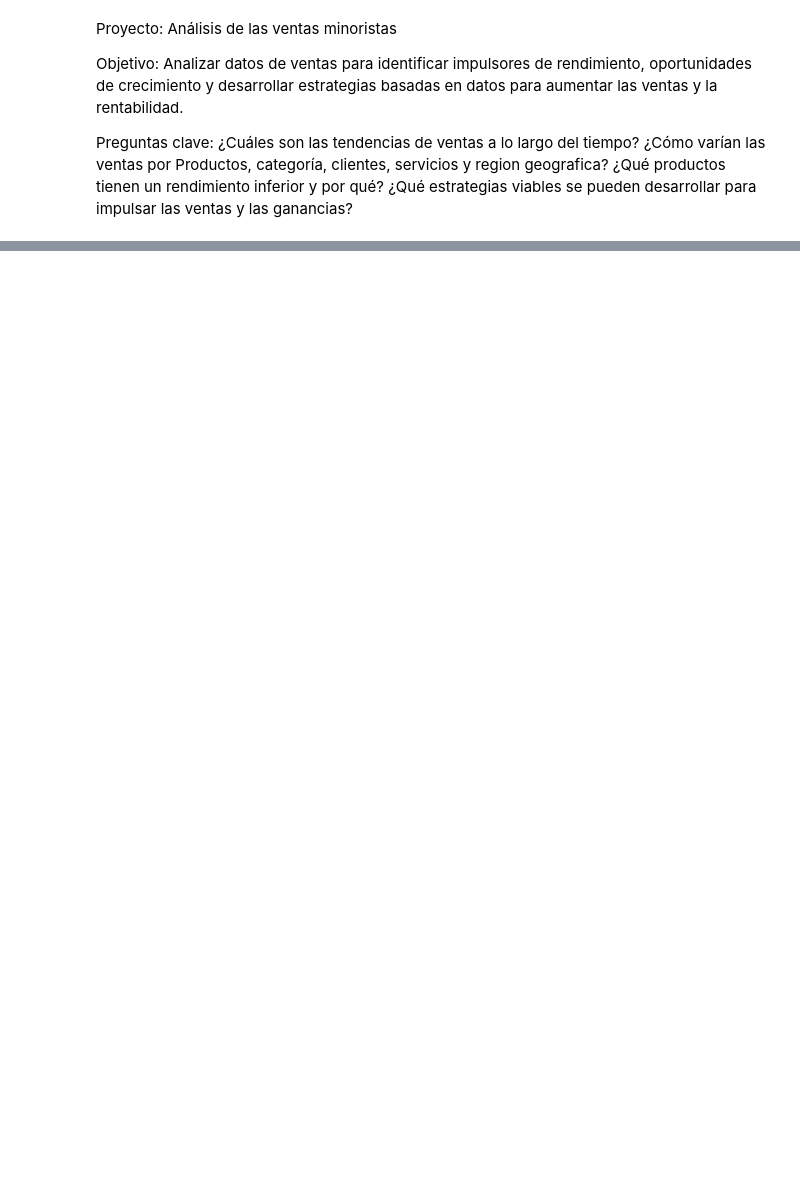
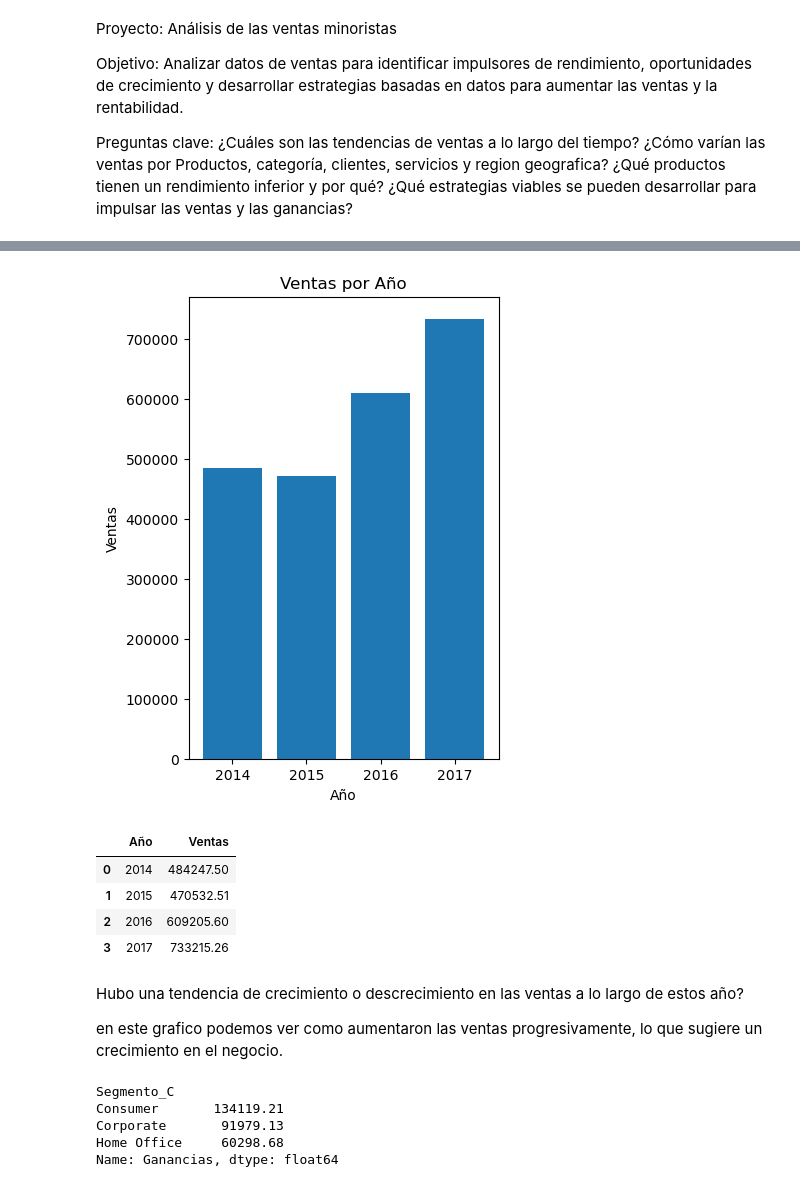
Before and after one commit to eliasruizbone/Coder-DS, a Jupyter notebook: DataSet/SuperTiendas/SuperTiendas-EliasRuizBone.ipynb, the cells around one changed output, grey strips where cells are left out. Drawn from its saved outputs; the diff is of its cells as text; code cells hidden in the pictures; blank space fills up the shorter version.

```diff
--- a/DataSet/SuperTiendas/SuperTiendas-EliasRuizBone.ipynb
+++ b/DataSet/SuperTiendas/SuperTiendas-EliasRuizBone.ipynb
@@ -1,10 +1,17 @@
 # %%
+import numpy as np
+import pandas as pd
+import matplotlib.pyplot as plt
+import seaborn as sns
 import os
-import pandas as pd
-import numpy as np
+from IPython.display import HTML
 
+# Probando cosas
+
+import tkinter as tk
+from tkinter import ttk
 
 os.chdir('C:/Users/elias/Desktop/DataSet/SuperTiendas')
 
 # Lee el archivo Excel
-df = pd.read_excel("Supertiendas-RuizboneElias.xlsx")
+df_DataSet = pd.read_excel("Supertiendas-RuizboneElias.xlsx")
@@ -62,0 +88,7 @@ d
+# %%
+df_DataSet['Año'] = df_DataSet['Fecha_Pedido'].dt.year
+df_DataSet['Mes'] = df_DataSet['Fecha_Pedido'].dt.month
+df_VentasAños = df_DataSet.groupby('Año')['Ventas'].sum().reset_index()
+df_VentasAños['Ventas'] = df_VentasAños['Ventas'].round(2)
+df_VentasAños
+df_DataSet
@@ -62,0 +109,34 @@ d
+# %%
+# Corregir el .0 en el año
+
+
+plt.figure(figsize=(4,6))
+
+
+plt.bar(df_VentasAños['Año'].astype(int), df_VentasAños['Ventas'])
+plt.xlabel('Año')
+plt.ylabel('Ventas')
+plt.title('Ventas por Año')
+plt.xticks(rotation=0)
+plt.show()
+df_VentasAños
+# %% [output]
+[figure, added]
+|  | Año | Ventas |
+| 0 | 2014 | 484247.50 |
+| 1 | 2015 | 470532.51 |
+| 2 | 2016 | 609205.60 |
+| 3 | 2017 | 733215.26 |
+# %% [markdown]
+Hubo una tendencia de crecimiento o descrecimiento en las ventas a lo largo de estos año?
+
+en este grafico podemos ver como aumentaron las ventas progresivamente, lo que sugiere un crecimiento en el negocio.
+# %%
+df_GananciaSegmento = df_DataSet.groupby('Segmento_C')['Ganancias'].sum().round(2)
+df_GananciaSegmento
+# %% [output]
+Segmento_C
+Consumer       134119.21
+Corporate       91979.13
+Home Office     60298.68
+Name: Ganancias, dtype: float64
```
Also changed, not shown: parts of 13 cells of this notebook.
